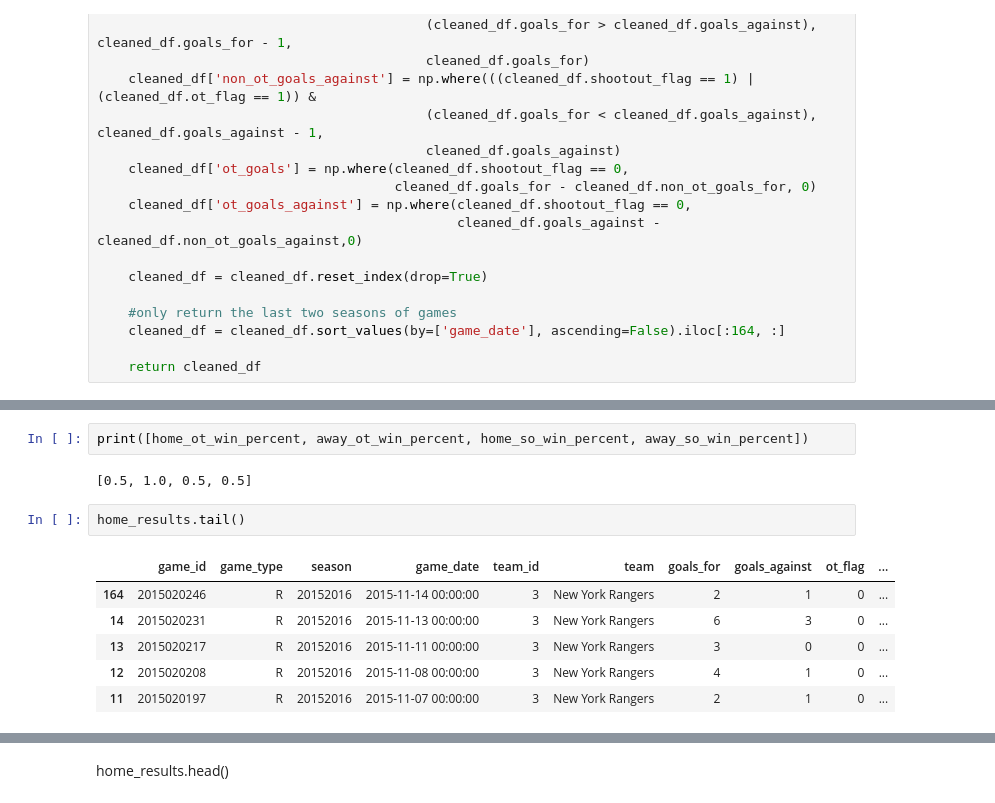
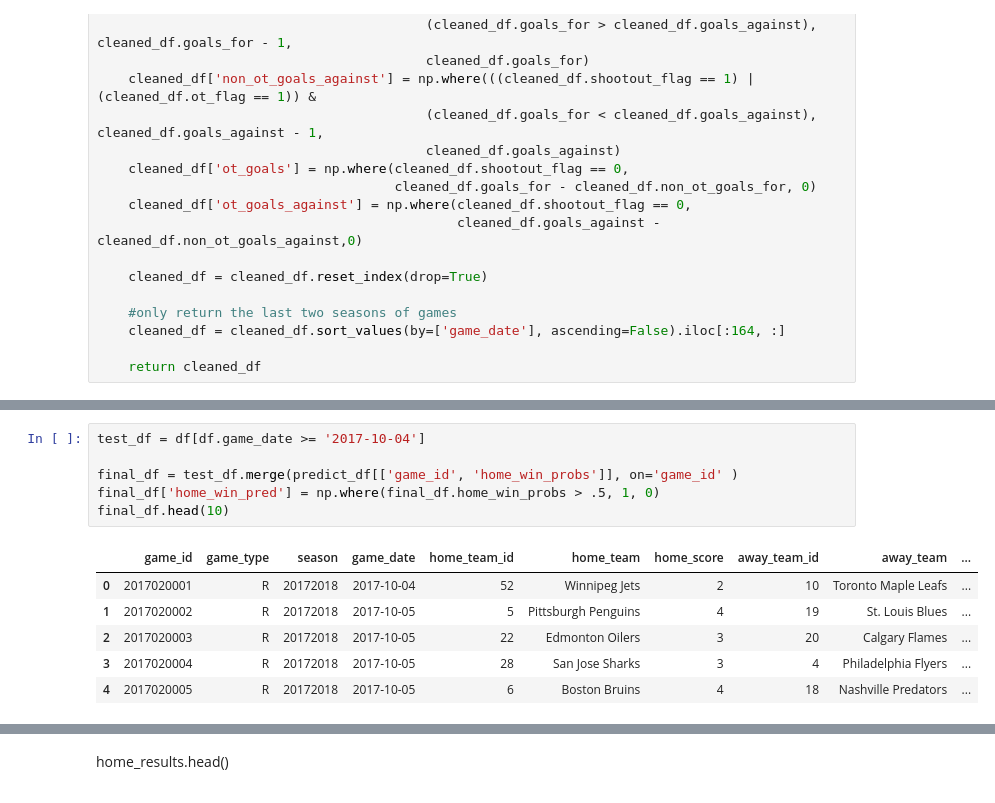
Before and after one commit to mcbarlowe/dev_db_scripts, a Jupyter notebook: game_prediction_model/monte_carlo.ipynb, the cells around one changed output, grey strips where cells are left out. Cells and saved outputs as stored; diff of their text form.

```diff
--- a/game_prediction_model/monte_carlo.ipynb
+++ b/game_prediction_model/monte_carlo.ipynb
@@ -316,13 +273,13 @@ df.sort_values(by="game_id").tail()
-# %%
-print([home_ot_win_percent, away_ot_win_percent, home_so_win_percent, away_so_win_percent])
-# %% [output]
-[0.5, 1.0, 0.5, 0.5]
-# %%
-home_results.tail()
-# %% [output]
-|  | game_id | game_type | season | game_date | team_id | team | goals_for | goals_against | ot_flag | ... |
-| 164 | 2015020246 | R | 20152016 | 2015-11-14 00:00:00 | 3 | New York Rangers | 2 | 1 | 0 | ... |
-| 14 | 2015020231 | R | 20152016 | 2015-11-13 00:00:00 | 3 | New York Rangers | 6 | 3 | 0 | ... |
-| 13 | 2015020217 | R | 20152016 | 2015-11-11 00:00:00 | 3 | New York Rangers | 3 | 0 | 0 | ... |
-| 12 | 2015020208 | R | 20152016 | 2015-11-08 00:00:00 | 3 | New York Rangers | 4 | 1 | 0 | ... |
-| 11 | 2015020197 | R | 20152016 | 2015-11-07 00:00:00 | 3 | New York Rangers | 2 | 1 | 0 | ... |
+# %%
+test_df = df[df.game_date >= '2017-10-04']
+
+final_df = test_df.merge(predict_df[['game_id', 'home_win_probs']], on='game_id' )
+final_df['home_win_pred'] = np.where(final_df.home_win_probs > .5, 1, 0)
+final_df.head(10)
+# %% [output]
+|  | game_id | game_type | season | game_date | home_team_id | home_team | home_score | away_team_id | away_team | ... |
+| 0 | 2017020001 | R | 20172018 | 2017-10-04 | 52 | Winnipeg Jets | 2 | 10 | Toronto Maple Leafs | ... |
+| 1 | 2017020002 | R | 20172018 | 2017-10-05 | 5 | Pittsburgh Penguins | 4 | 19 | St. Louis Blues | ... |
+| 2 | 2017020003 | R | 20172018 | 2017-10-05 | 22 | Edmonton Oilers | 3 | 20 | Calgary Flames | ... |
+| 3 | 2017020004 | R | 20172018 | 2017-10-05 | 28 | San Jose Sharks | 3 | 4 | Philadelphia Flyers | ... |
+| 4 | 2017020005 | R | 20172018 | 2017-10-05 | 6 | Boston Bruins | 4 | 18 | Nashville Predators | ... |
```
Also changed, not shown: parts of 7 cells of this notebook, 5 other files.
